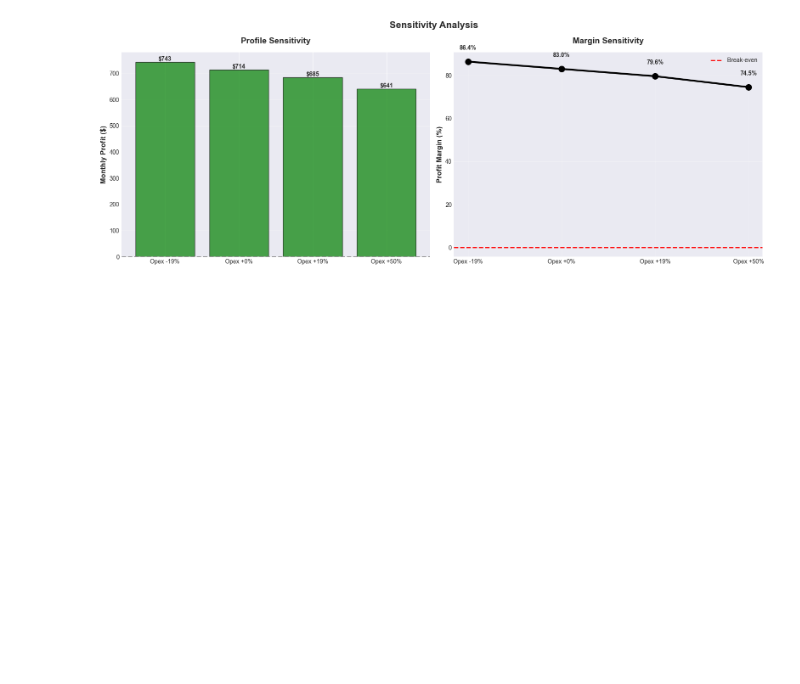
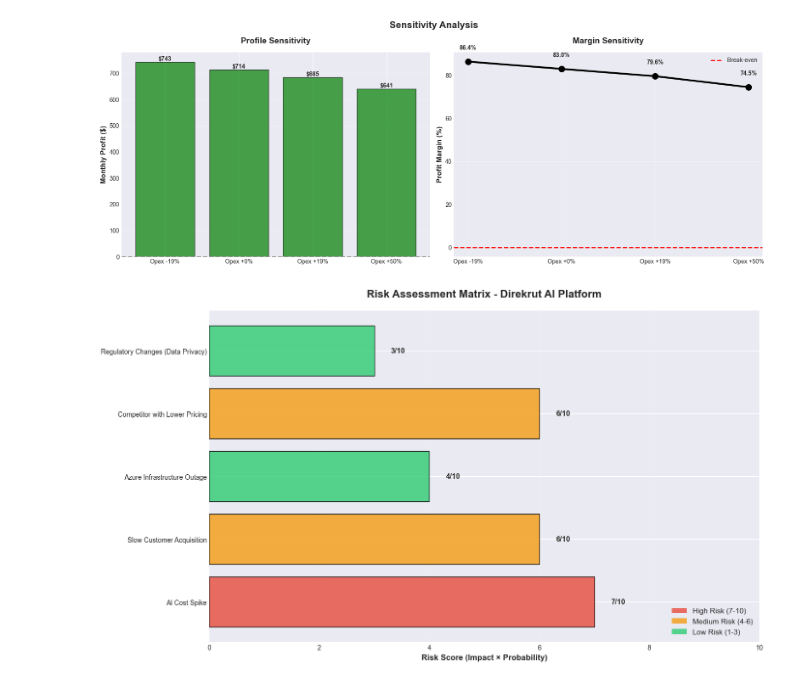
Before and after one commit to adyuta447/opex-analysis, a Jupyter notebook: main.ipynb, the cells around one changed output. Saved outputs shown, nothing was run; the diff lists cells and outputs as text; code cells hidden in the pictures; blank space fills up the shorter version.

Commit message:
dev: risk assesment

```diff
--- a/main.ipynb
+++ b/main.ipynb
@@ -607,3 +607,61 @@ plt.tight_layout()
 plt.show()
 # %% [output]
 [figure]
+# %%
+risks = {
+    'AI Cost Spike': {
+        'probability': 'Medium',
+        'impact': 'High',
+        'current_exoposure': '79% of OPEX at scale',
+        'risk_score': 7
+    },
+    'Slow Customer Acquisition': {
+        'probability': 'Medium',
+        'impact': 'High',
+        'current_exposure': 'Need 6 Pro customers for break-even',
+        'risk_score': 6
+    },
+    'Azure Infrastructure Outage': {
+        'probability': 'Low',
+        'impact': 'High',
+        'current_exposure': '19% of OPEX, business-critical',
+        'risk_score': 4
+    },
+    'Competitor with Lower Pricing': {
+        'probability': 'High',
+        'impact': 'Medium',
+        'current_exposure': 'Market commoditization risk',
+        'risk_score': 6
+    },
+    'Regulatory Changes (Data Privacy)': {
+        'probability': 'Low',
+        'impact': 'Medium',
+        'current_exposure': 'CV data storage compliance',
+        'risk_score': 3
+    }
+}
+
+risk_names = list(risks.keys())
+risk_scores = [risks[r]['risk_score'] for r in risk_names]
+risk_colors = ['#e74c3c' if s >= 7 else '#f39c12' if s >= 5 else '#2ecc71' for s in risk_scores]
+fig, ax = plt.subplots(figsize=(14, 8))
+bars = ax.barh(risk_names, risk_scores, color=risk_colors, alpha=0.8, edgecolor='black')
+ax.set_xlabel('Risk Score (Impact × Probability)', fontsize=12, fontweight='bold')
+ax.set_title('Risk Assessment Matrix - Direkrut AI Platform', fontsize=16, fontweight='bold', pad=20)
+ax.set_xlim(0, 10)
+ax.grid(axis='x', alpha=0.3)
+for bar, score in zip(bars, risk_scores):
+    ax.text(score + 0.3, bar.get_y() + bar.get_height()/2, f'{score}/10',
+            ha='left', va='center', fontweight='bold', fontsize=11)
+from matplotlib.patches import Patch
+legend_elements = [
+    Patch(facecolor='#e74c3c', alpha=0.8, label='High Risk (7-10)'),
+    Patch(facecolor='#f39c12', alpha=0.8, label='Medium Risk (4-6)'),
+    Patch(facecolor='#2ecc71', alpha=0.8, label='Low Risk (1-3)')
+]
+ax.legend(handles=legend_elements, loc='lower right', fontsize=11)
+
+plt.tight_layout()
+plt.show()
+# %% [output]
+[figure, added]
```
Also changed, not shown: 1 other file.
